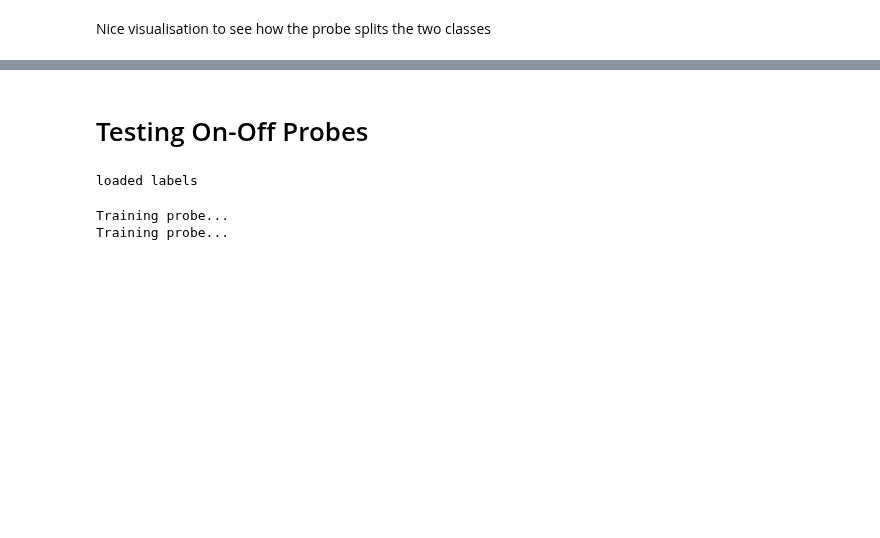
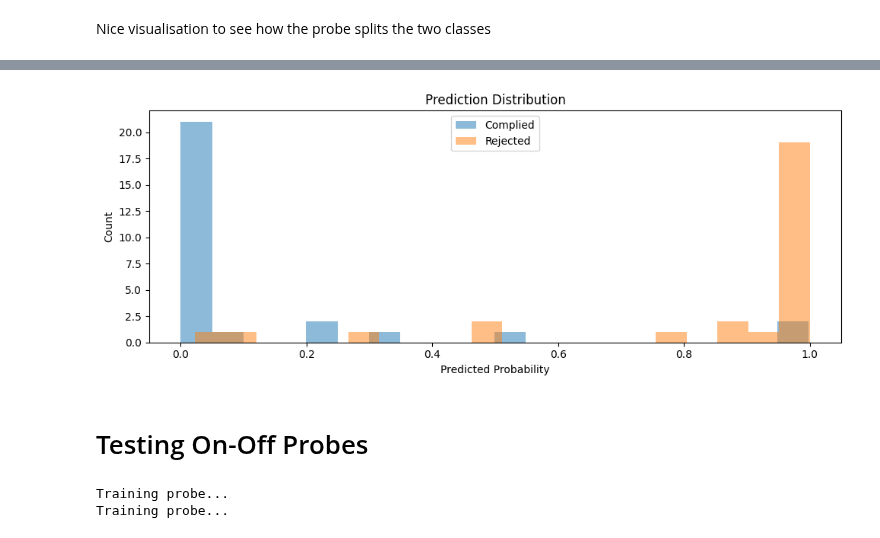
Before and after one commit to SamDower/LASR-probe-gen, a Jupyter notebook: notebooks/TrainProbe.ipynb, the cells around one changed output, grey strips where cells are left out. Drawn from its saved outputs; the diff is of its cells as text; code cells hidden in the pictures; blank space fills up the shorter version.

Commit message:
Added more plot code and docstrings

```diff
--- a/notebooks/TrainProbe.ipynb
+++ b/notebooks/TrainProbe.ipynb
@@ -13,6 +7,9 @@ from sklearn.metrics import accuracy_score, classification_report, roc_auc_score
 # %%
+import probe_gen.probes as probes
+from sklearn.metrics import accuracy_score, classification_report, roc_auc_score, roc_curve
+
 # Load the activations and labels from hf
-activations_tensor, attention_mask, labels_tensor = probes.load_hf_activations_and_labels("NLie2/anthropic-refusal-activations", "refusal_meta-llama_Llama-3.2-3B-Instruct__on_policy", "../data/refusal/on_policy_raw.jsonl", 20)
+activations_tensor, attention_mask, labels_tensor = probes.load_hf_activations_and_labels_at_layer("NLie2/anthropic-refusal-activations", "refusal_meta-llama_Llama-3.2-3B-Instruct__on_policy", "../data/refusal/on_policy_raw.jsonl", 20)
 # Aggregate the activations
 activations_tensor = probes.MeanAggregation()(activations_tensor, attention_mask)
 # Create train, val, and test datasets
@@ -91,18 +48,22 @@ Run dashing-lion-2: Accuracy = 0.786
+# %%
+from probe_gen.standard_experiments.experiment_plotting import plot_per_class_prediction_distributions
+
+plot_per_class_prediction_distributions(test_dataset['y'], y_pred_proba)
+# %% [output]
+[figure, added]
 # %% [markdown]
 # Testing On-Off Probes
 # %%
 import probe_gen.probes as probes
 from sklearn.metrics import accuracy_score, classification_report, roc_auc_score, roc_curve
 
-activations_tensor, attention_mask, labels_tensor = probes.load_hf_activations_and_labels("NLie2/anthropic-refusal-activations", "refusal_meta-llama_Llama-3.2-3B-Instruct__on_policy", "../data/refusal/on_policy_raw.jsonl", 18)
+activations_tensor, attention_mask, labels_tensor = probes.load_hf_activations_and_labels_at_layer("NLie2/anthropic-refusal-activations", "refusal_meta-llama_Llama-3.2-3B-Instruct__on_policy", "../data/refusal/on_policy_raw.jsonl", 18)
 activations_tensor = probes.MeanAggregation()(activations_tensor, attention_mask)
 train_dataset_on, val_dataset_on, test_dataset_on = probes.create_activation_datasets(activations_tensor, labels_tensor, val_size=0, test_size=0.2, balance=True)
 
-activations_tensor, attention_mask, labels_tensor = probes.load_hf_activations_and_labels("NLie2/anthropic-refusal-activations", "refusal_meta-llama_Llama-3.2-3B-Instruct__off_policy_other_model", "../data/refusal/off_policy_raw.jsonl", 18)
+activations_tensor, attention_mask, labels_tensor = probes.load_hf_activations_and_labels_at_layer("NLie2/anthropic-refusal-activations", "refusal_meta-llama_Llama-3.2-3B-Instruct__off_policy_other_model", "../data/refusal/off_policy_raw.jsonl", 18)
 activations_tensor = probes.MeanAggregation()(activations_tensor, attention_mask)
 train_dataset_off, val_dataset_off, test_dataset_off = probes.create_activation_datasets(activations_tensor, labels_tensor, val_size=0, test_size=0.2, balance=True)
-# %% [output]
-loaded labels
 # %%
 # Initialise and fit a probe with the datasets
 probe_on = probes.SklearnLogisticProbe(use_bias=False)
```
Also changed, not shown: parts of 19 cells of this notebook, 3 other files.
